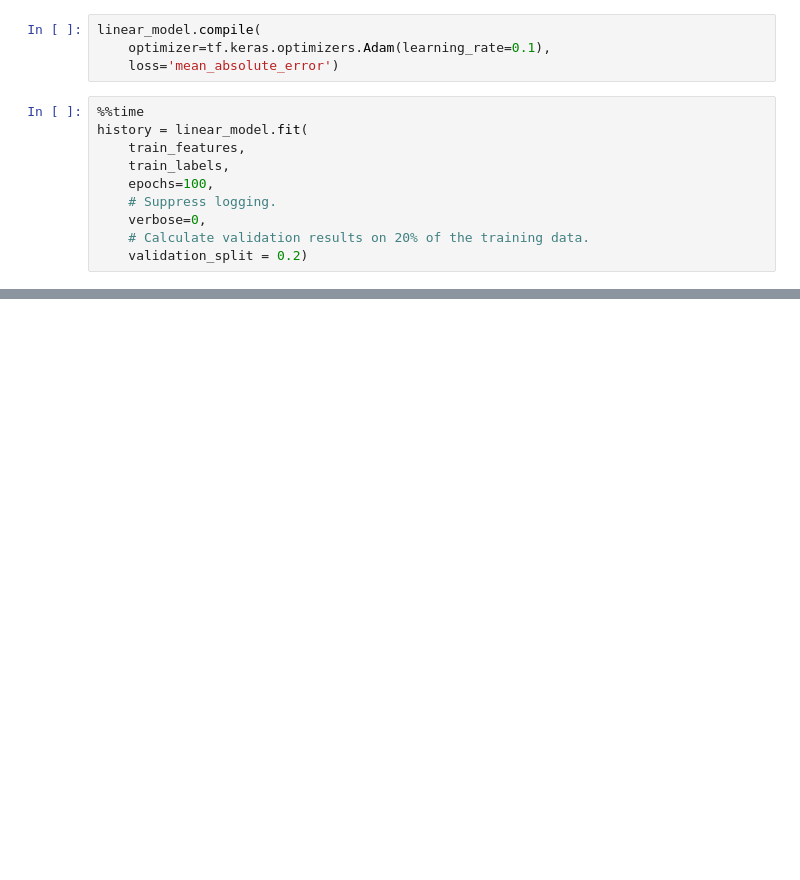
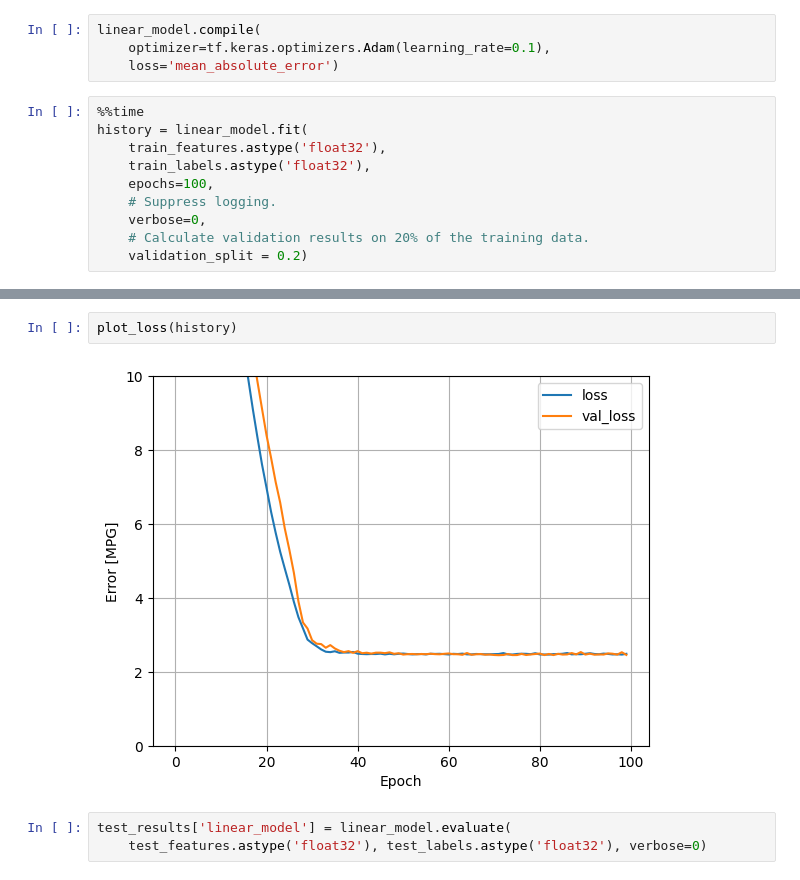
Before and after one commit to mahsanghani/NLP, a Jupyter notebook: NN/Regression.ipynb, the cells around one changed output, grey strips where cells are left out. Cells and saved outputs as stored; diff of their text form; blank space fills up the shorter version.

```diff
--- a/NN/Regression.ipynb
+++ b/NN/Regression.ipynb
@@ -266,8 +260,8 @@ linear_model.compile(
 # %%
 %%time
 history = linear_model.fit(
-    train_features,
-    train_labels,
+    train_features.astype('float32'),
+    train_labels.astype('float32'),
     epochs=100,
     # Suppress logging.
     verbose=0,
@@ -277,0 +273,7 @@ ValueError: Failed to convert a NumPy array to a Tensor (Unsupported object type
+# %%
+plot_loss(history)
+# %% [output]
+[figure, added]
+# %%
+test_results['linear_model'] = linear_model.evaluate(
+    test_features.astype('float32'), test_labels.astype('float32'), verbose=0)
```
Also changed, not shown: parts of 26 cells of this notebook.
